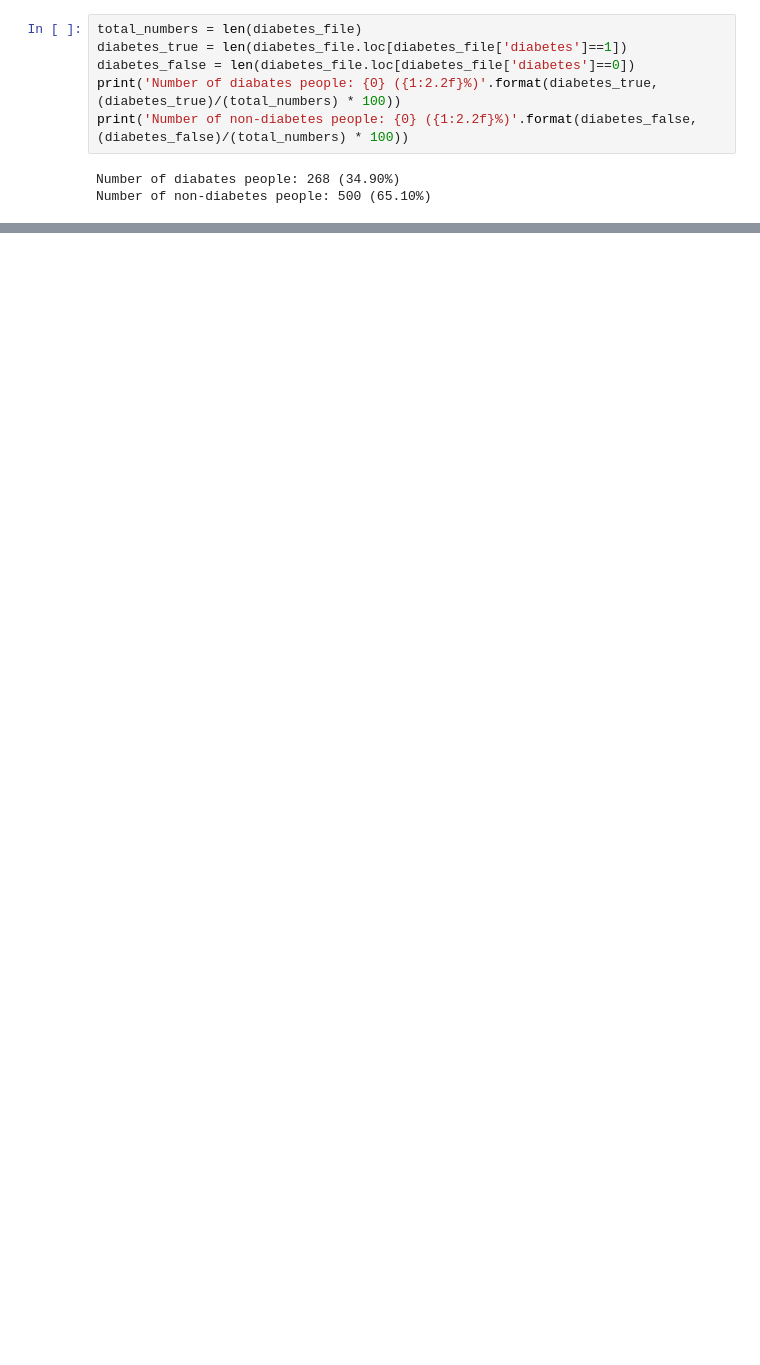
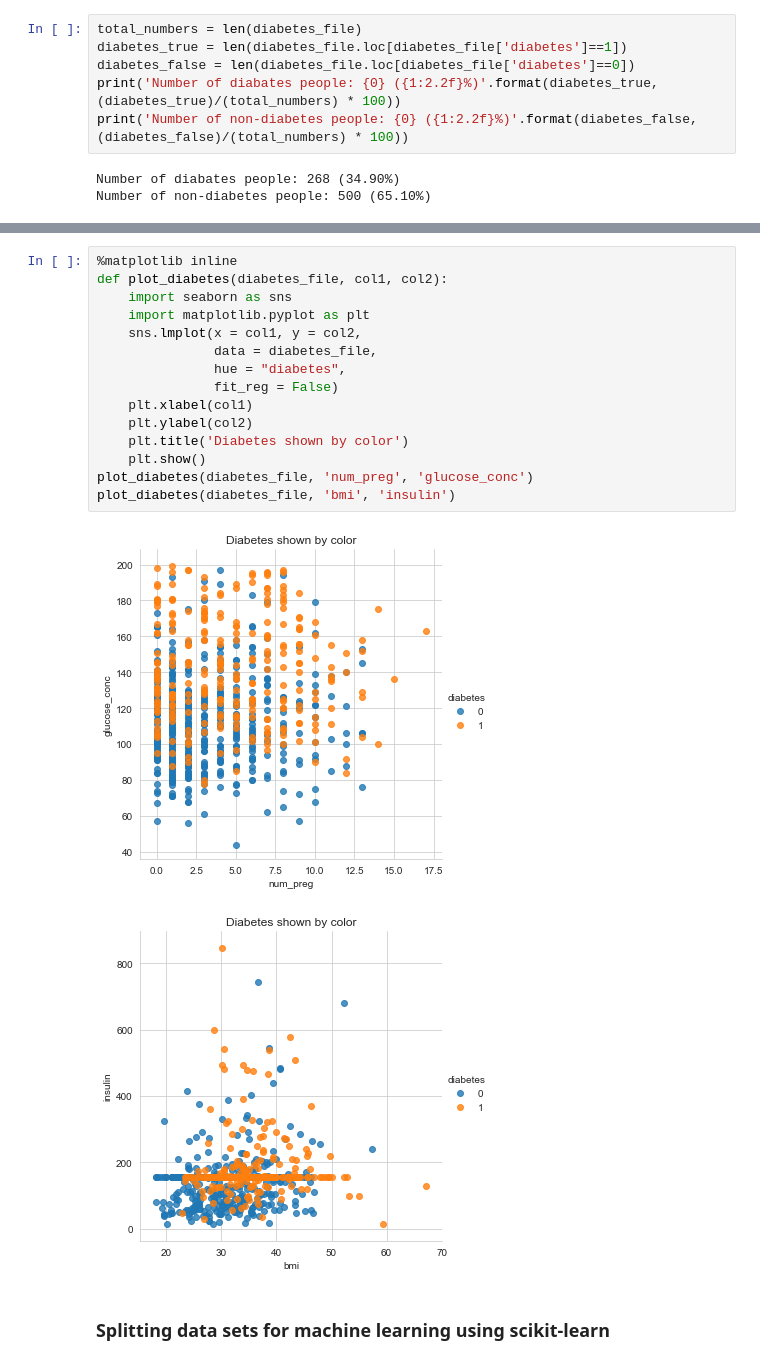
Before and after one commit to ruddysimon/Diabetes-Prediction, a Jupyter notebook: K-nearest neighbors algorithm diabetes-.ipynb, the cells around one changed output, grey strips where cells are left out. Cells and saved outputs as stored; diff of their text form; blank space fills up the shorter version.

```diff
--- a/K-nearest neighbors algorithm diabetes-.ipynb
+++ b/K-nearest neighbors algorithm diabetes-.ipynb
@@ -222,0 +254,20 @@ Number of non-diabetes people: 500 (65.10%)
+# %%
+%matplotlib inline
+def plot_diabetes(diabetes_file, col1, col2):
+    import seaborn as sns
+    import matplotlib.pyplot as plt
+    sns.lmplot(x = col1, y = col2,
+               data = diabetes_file,
+               hue = "diabetes",
+               fit_reg = False)
+    plt.xlabel(col1)
+    plt.ylabel(col2)
+    plt.title('Diabetes shown by color')
+    plt.show()
+plot_diabetes(diabetes_file, 'num_preg', 'glucose_conc')
+plot_diabetes(diabetes_file, 'bmi', 'insulin')
+# %% [output]
+[figure, added]
+[figure, added]
+# %% [markdown]
+### Splitting data sets for machine learning using scikit-learn
```
Also changed, not shown: parts of 11 cells of this notebook.
